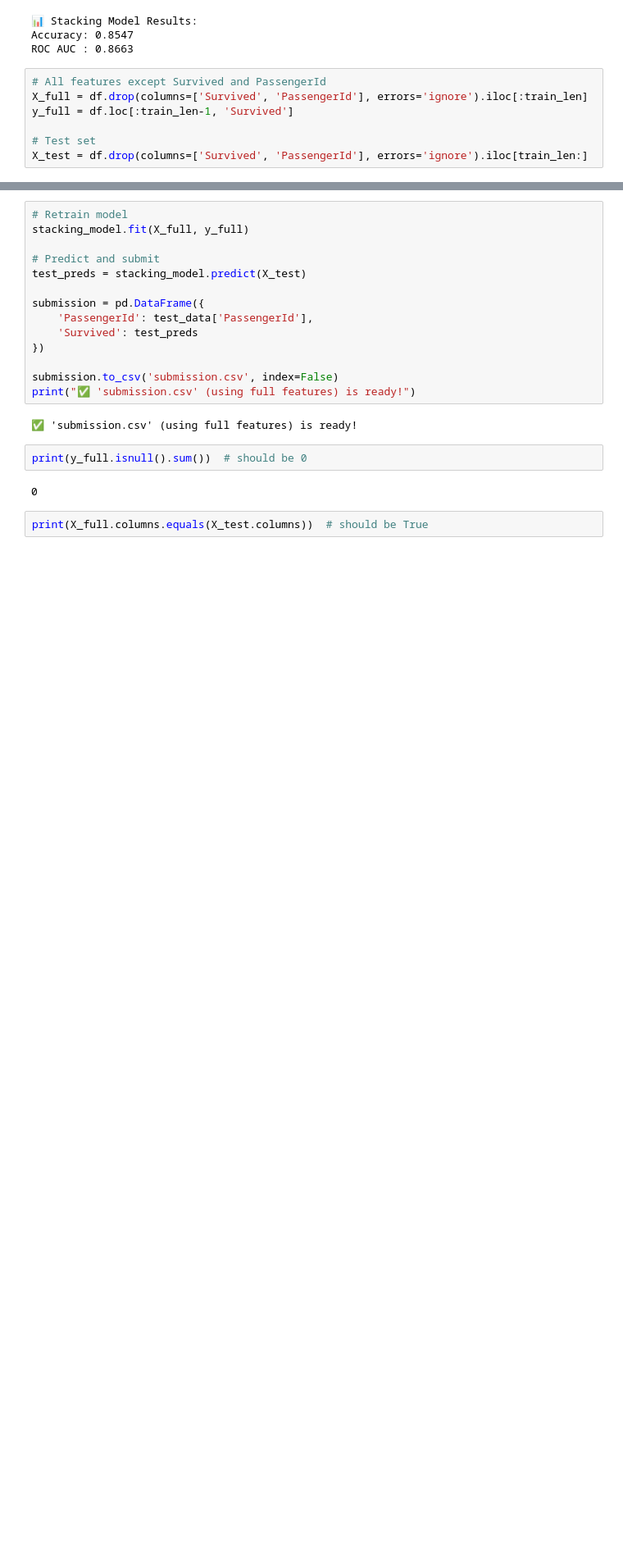
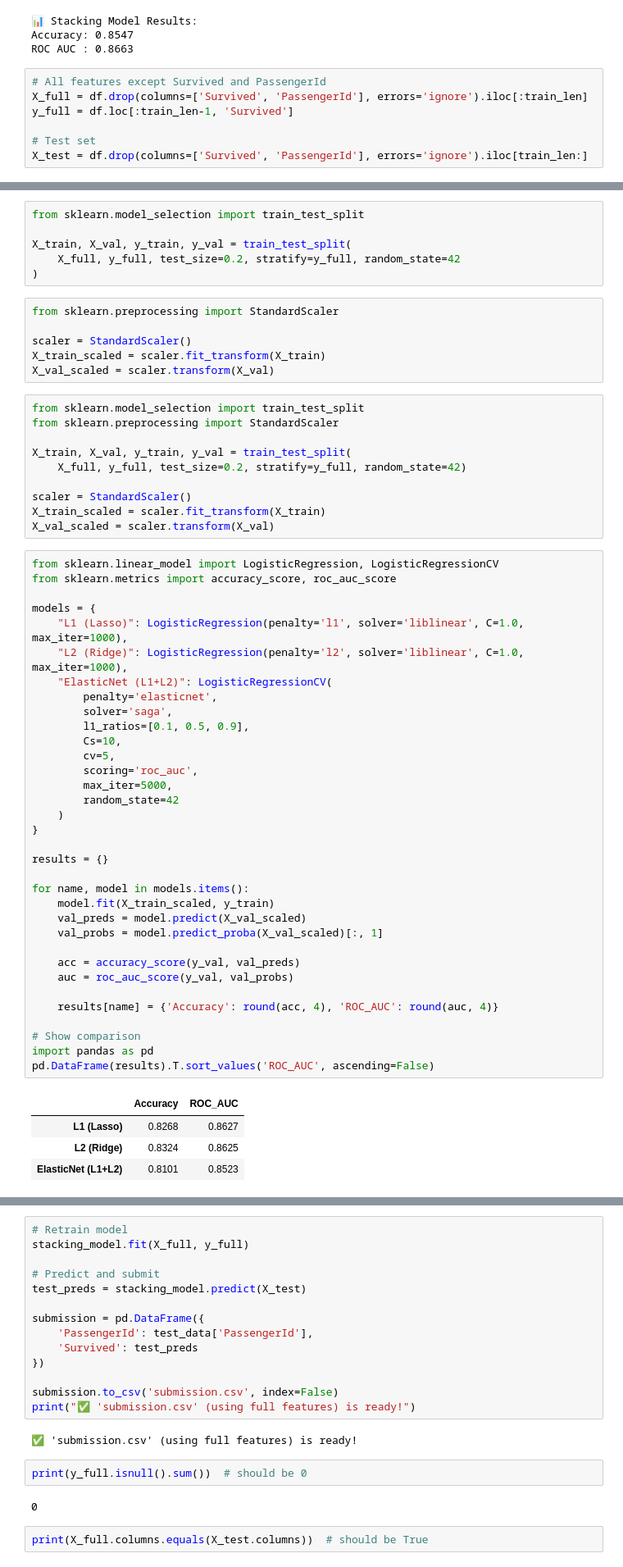
Before and after one commit to mypage-shivangi/Titanic, a Jupyter notebook: titanic.ipynb, the cells around one changed output, grey strips where cells are left out. Shown at 82% size. Saved outputs shown, nothing was run; the diff lists cells and outputs as text; blank space fills up the shorter version.

```diff
--- a/titanic.ipynb
+++ b/titanic.ipynb
@@ -566,0 +585,61 @@ X_test = df.drop(columns=['Survived', 'PassengerId'], errors='ignore').iloc[trai
+# %%
+from sklearn.model_selection import train_test_split
+
+X_train, X_val, y_train, y_val = train_test_split(
+    X_full, y_full, test_size=0.2, stratify=y_full, random_state=42
+)
+# %%
+from sklearn.preprocessing import StandardScaler
+
+scaler = StandardScaler()
+X_train_scaled = scaler.fit_transform(X_train)
+X_val_scaled = scaler.transform(X_val)
+# %%
+from sklearn.model_selection import train_test_split
+from sklearn.preprocessing import StandardScaler
+
+X_train, X_val, y_train, y_val = train_test_split(
+    X_full, y_full, test_size=0.2, stratify=y_full, random_state=42)
+
+scaler = StandardScaler()
+X_train_scaled = scaler.fit_transform(X_train)
+X_val_scaled = scaler.transform(X_val)
+# %%
+from sklearn.linear_model import LogisticRegression, LogisticRegressionCV
+from sklearn.metrics import accuracy_score, roc_auc_score
+
+models = {
+    "L1 (Lasso)": LogisticRegression(penalty='l1', solver='liblinear', C=1.0, max_iter=1000),
+    "L2 (Ridge)": LogisticRegression(penalty='l2', solver='liblinear', C=1.0, max_iter=1000),
+    "ElasticNet (L1+L2)": LogisticRegressionCV(
+        penalty='elasticnet',
+        solver='saga',
+        l1_ratios=[0.1, 0.5, 0.9],
+        Cs=10,
+        cv=5,
+        scoring='roc_auc',
+        max_iter=5000,
+        random_state=42
+    )
+}
+
+results = {}
+
+for name, model in models.items():
+    model.fit(X_train_scaled, y_train)
+    val_preds = model.predict(X_val_scaled)
+    val_probs = model.predict_proba(X_val_scaled)[:, 1]
+
+    acc = accuracy_score(y_val, val_preds)
+    auc = roc_auc_score(y_val, val_probs)
+
+    results[name] = {'Accuracy': round(acc, 4), 'ROC_AUC': round(auc, 4)}
+
+# Show comparison
+import pandas as pd
+pd.DataFrame(results).T.sort_values('ROC_AUC', ascending=False)
+# %% [output]
+|  | Accuracy | ROC_AUC |
+| L1 (Lasso) | 0.8268 | 0.8627 |
+| L2 (Ridge) | 0.8324 | 0.8625 |
+| ElasticNet (L1+L2) | 0.8101 | 0.8523 |
```
Also changed, not shown: parts of 14 cells of this notebook.
